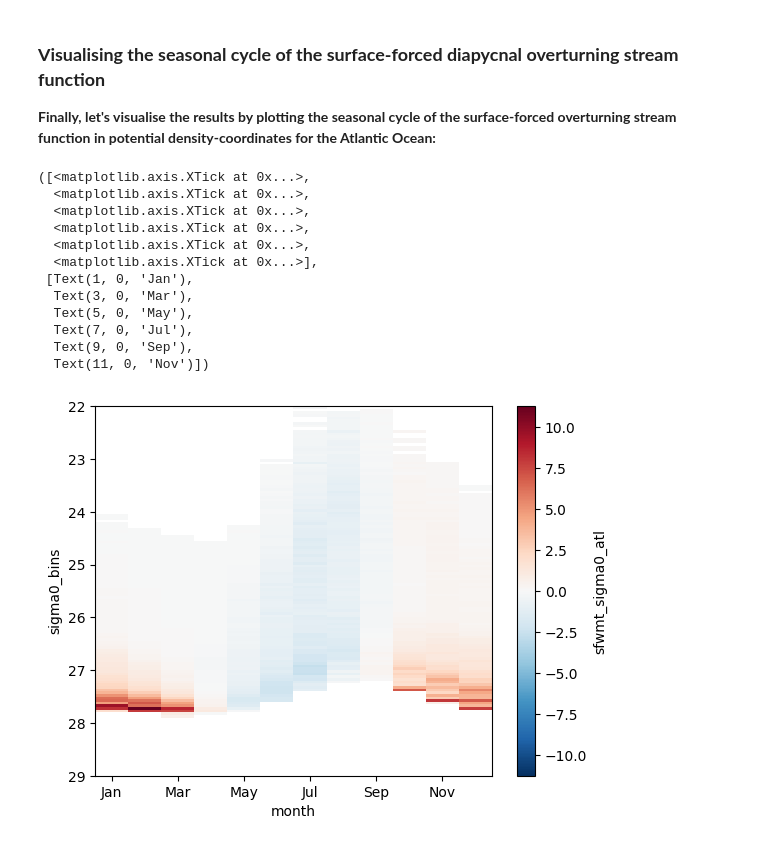
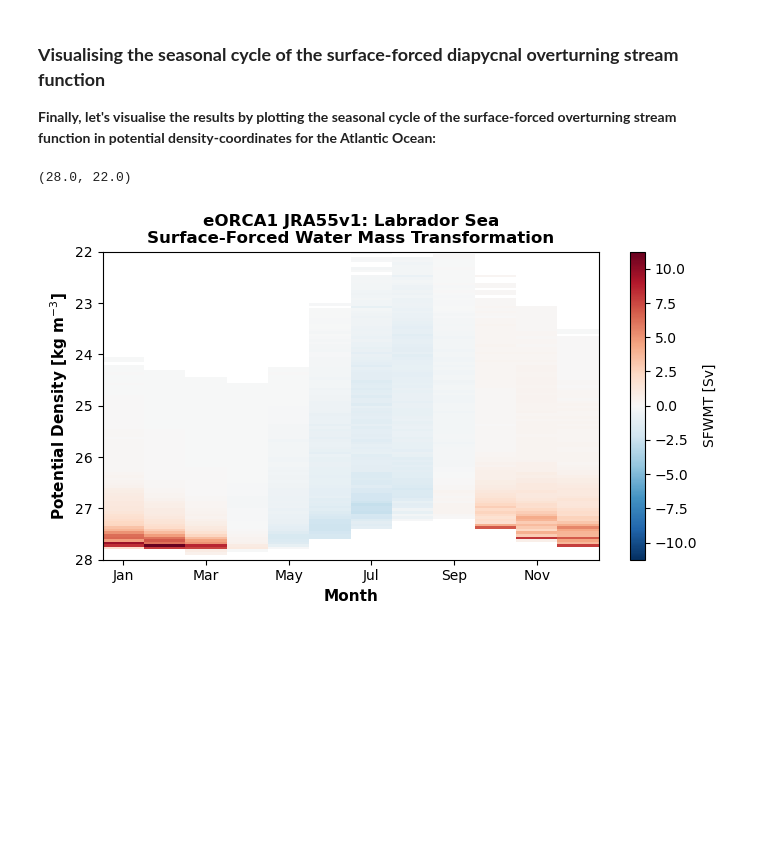
Before and after one commit to NOC-MSM/nemo_cookbook, a Jupyter notebook: recipes/recipe_sfwmt_sigma0.ipynb, the cells around one changed output. Cells and saved outputs as stored; diff of their text form; code cells hidden in the pictures; blank space fills up the shorter version.

```diff
--- a/recipes/recipe_sfwmt_sigma0.ipynb
+++ b/recipes/recipe_sfwmt_sigma0.ipynb
@@ -269,21 +273,17 @@ Coordinates:
 ### **Visualising the seasonal cycle of the surface-forced diapycnal overturning stream function**
 
 **Finally, let's visualise the results by plotting the seasonal cycle of the surface-forced overturning stream function in potential density-coordinates for the Atlantic Ocean:**
-# %%
-sfwmt_sigma0_atl.groupby('time_counter.month').mean().plot(y='sigma0_bins', yincrease=False)
-# Include tick labels for months:
-plt.xticks(ticks=np.arange(1, 13, 2), labels=['Jan', 'Mar', 'May', 'Jul', 'Sep', 'Nov'])
-# %% [output]
-([<matplotlib.axis.XTick at 0x...>,
-  <matplotlib.axis.XTick at 0x...>,
-  <matplotlib.axis.XTick at 0x...>,
-  <matplotlib.axis.XTick at 0x...>,
-  <matplotlib.axis.XTick at 0x...>,
-  <matplotlib.axis.XTick at 0x...>],
- [Text(1, 0, 'Jan'),
-  Text(3, 0, 'Mar'),
-  Text(5, 0, 'May'),
-  Text(7, 0, 'Jul'),
-  Text(9, 0, 'Sep'),
-  Text(11, 0, 'Nov')])
-[figure, removed]
+# %%
+# -- Plot Seasonal Cycle of Labrador Sea SFWMT -- #
+plt.figure(figsize=(8, 4))
+sfwmt_sigma0_atl.groupby('time_counter.month').mean().plot(y='sigma0_bins', yincrease=False, cbar_kwargs={"label": "SFWMT [Sv]"})
+
+# Axis labels:
+plt.title('eORCA1 JRA55v1: Labrador Sea\nSurface-Forced Water Mass Transformation', fontdict={'size':12, 'weight':'bold'})
+plt.xticks(ticks=np.arange(1, 13, 2), labels=['Jan', 'Mar', 'May', 'Jul', 'Sep', 'Nov'])
+plt.xlabel('Month', fontdict={'size':11, 'weight':'bold'})
+plt.ylabel('Potential Density [kg m$^{-3}$]', fontdict={'size':11, 'weight':'bold'})
+plt.ylim([28, 22])
+# %% [output]
+(28.0, 22.0)
+[figure, added]
```
Also changed, not shown: parts of 8 cells of this notebook, 3 other files.
